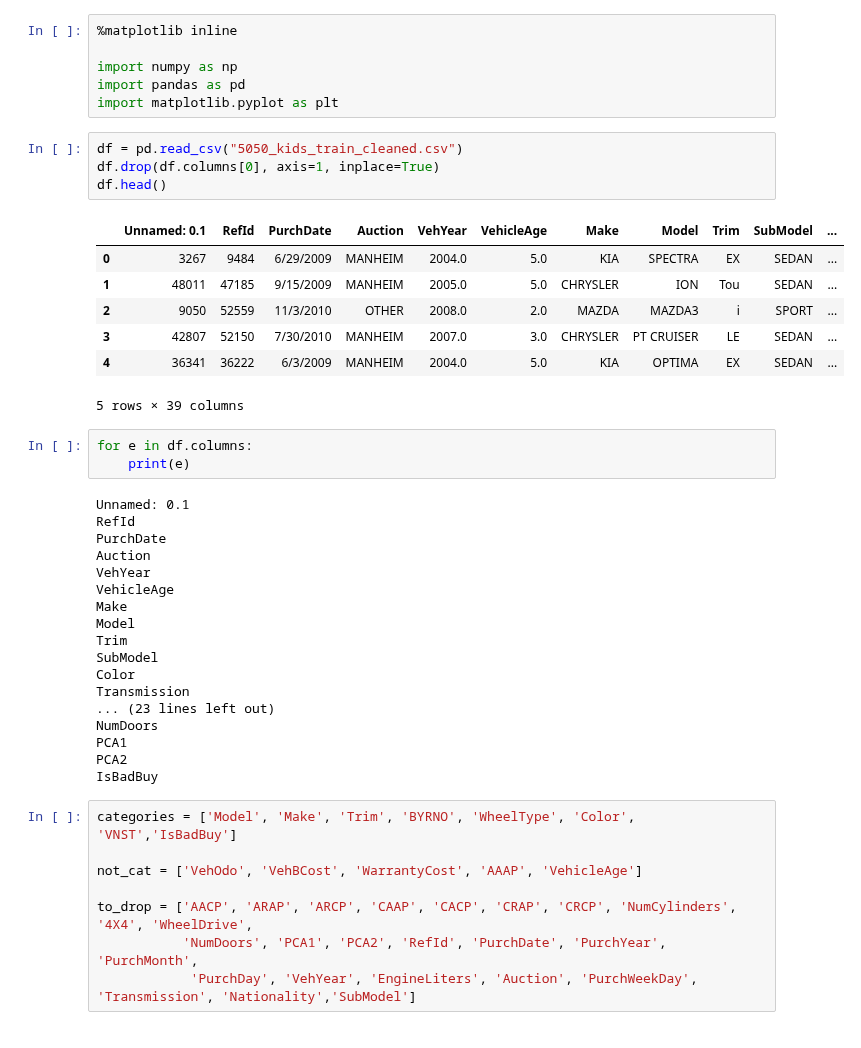
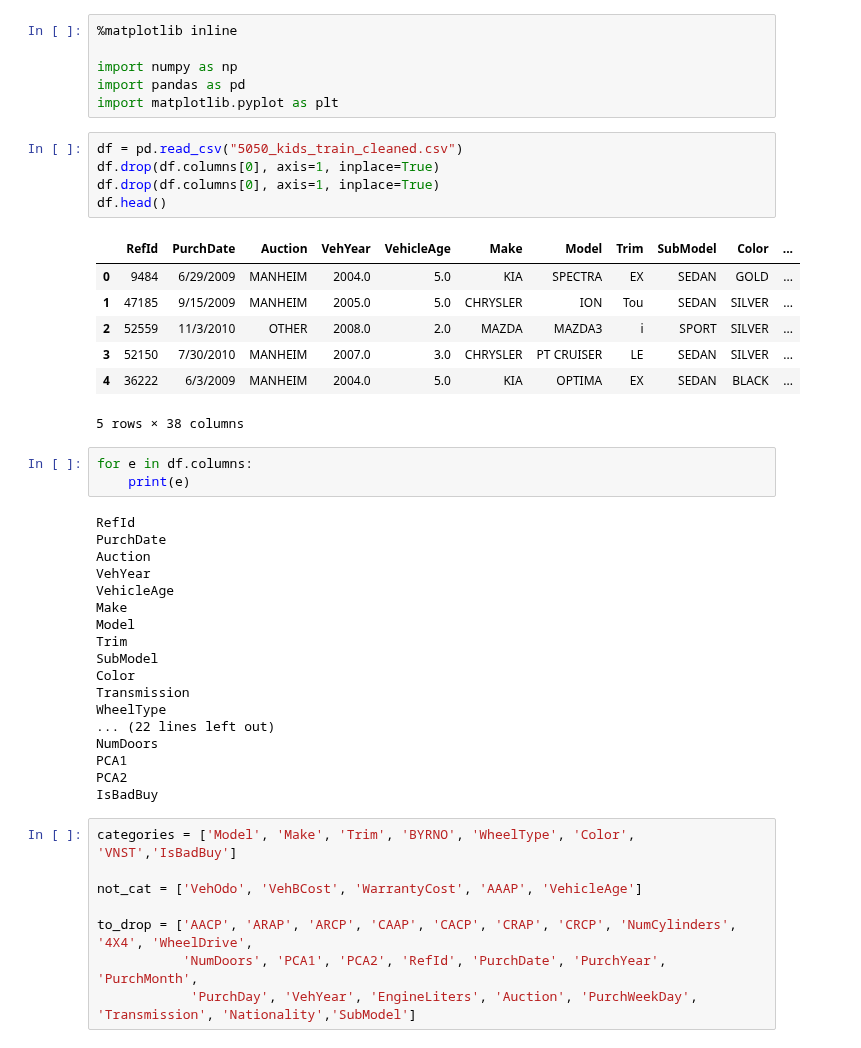
Before and after one commit to andybbruno/DataMining, a Jupyter notebook: AccuracySchifo.ipynb, the cells around one changed output. Drawn from its saved outputs; the diff is of its cells as text.

```diff
--- a/AccuracySchifo.ipynb
+++ b/AccuracySchifo.ipynb
@@ -9,20 +9,20 @@ import matplotlib.pyplot as plt
 # %%
 df = pd.read_csv("5050_kids_train_cleaned.csv")
 df.drop(df.columns[0], axis=1, inplace=True)
+df.drop(df.columns[0], axis=1, inplace=True)
 df.head()
 # %% [output]
-|  | Unnamed: 0.1 | RefId | PurchDate | Auction | VehYear | VehicleAge | Make | Model | Trim | SubModel | ... |
-| 0 | 3267 | 9484 | 6/29/2009 | MANHEIM | 2004.0 | 5.0 | KIA | SPECTRA | EX | SEDAN | ... |
-| 1 | 48011 | 47185 | 9/15/2009 | MANHEIM | 2005.0 | 5.0 | CHRYSLER | ION | Tou | SEDAN | ... |
-| 2 | 9050 | 52559 | 11/3/2010 | OTHER | 2008.0 | 2.0 | MAZDA | MAZDA3 | i | SPORT | ... |
-| 3 | 42807 | 52150 | 7/30/2010 | MANHEIM | 2007.0 | 3.0 | CHRYSLER | PT CRUISER | LE | SEDAN | ... |
-| 4 | 36341 | 36222 | 6/3/2009 | MANHEIM | 2004.0 | 5.0 | KIA | OPTIMA | EX | SEDAN | ... |
+|  | RefId | PurchDate | Auction | VehYear | VehicleAge | Make | Model | Trim | SubModel | Color | ... |
+| 0 | 9484 | 6/29/2009 | MANHEIM | 2004.0 | 5.0 | KIA | SPECTRA | EX | SEDAN | GOLD | ... |
+| 1 | 47185 | 9/15/2009 | MANHEIM | 2005.0 | 5.0 | CHRYSLER | ION | Tou | SEDAN | SILVER | ... |
+| 2 | 52559 | 11/3/2010 | OTHER | 2008.0 | 2.0 | MAZDA | MAZDA3 | i | SPORT | SILVER | ... |
+| 3 | 52150 | 7/30/2010 | MANHEIM | 2007.0 | 3.0 | CHRYSLER | PT CRUISER | LE | SEDAN | SILVER | ... |
+| 4 | 36222 | 6/3/2009 | MANHEIM | 2004.0 | 5.0 | KIA | OPTIMA | EX | SEDAN | BLACK | ... |
-5 rows × 39 columns
+5 rows × 38 columns
 # %%
 for e in df.columns:
     print(e)
 # %% [output]
-Unnamed: 0.1
 RefId
 PurchDate
 Auction
@@ -34,7 +34,8 @@ Trim
 SubModel
 Color
 Transmission
-... (23 lines left out)
+WheelType
+... (22 lines left out)
 NumDoors
 PCA1
 PCA2
```
Also changed, not shown: parts of 20 cells of this notebook.
